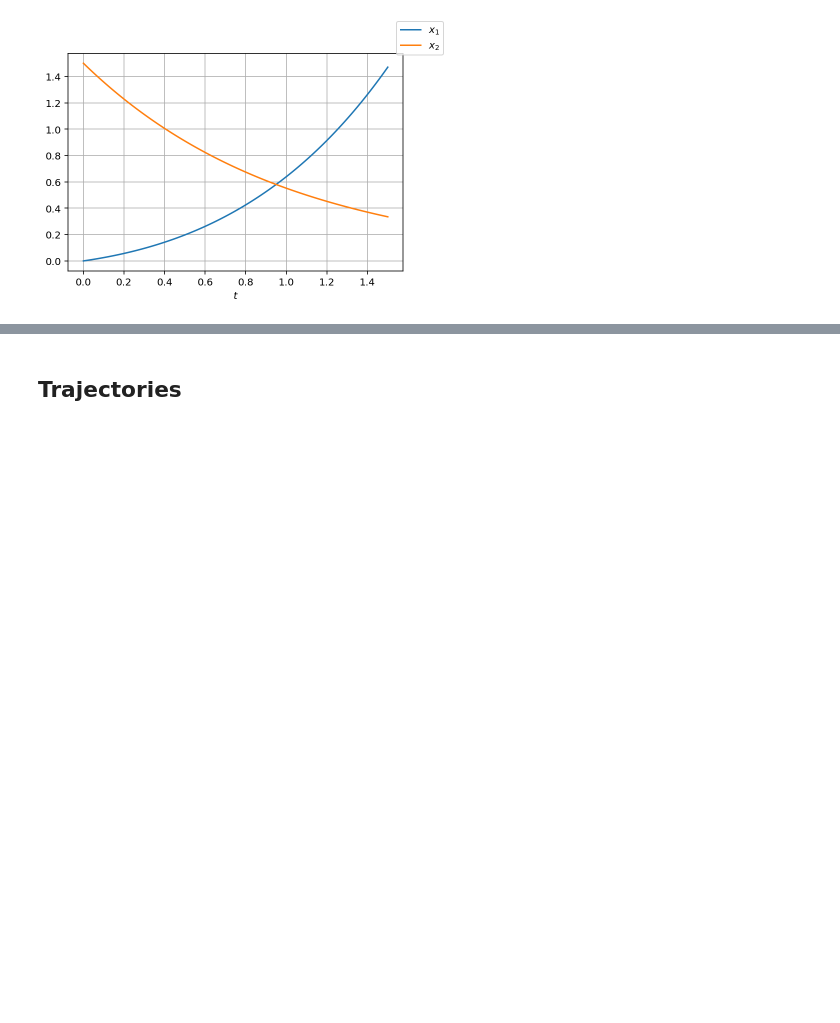
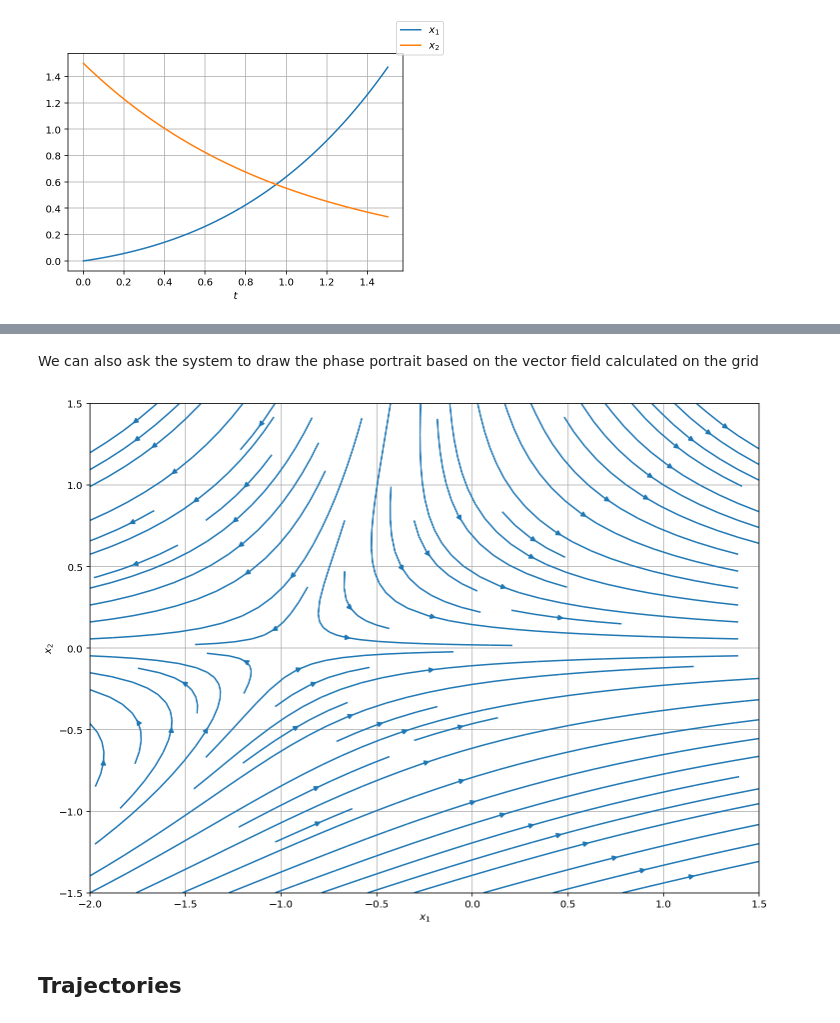
Before and after one commit to fedxa/PHYS30471, a Jupyter notebook: ODE_2D.ipynb, the cells around one changed output, grey strips where cells are left out. Saved outputs shown, nothing was run; the diff lists cells and outputs as text; code cells hidden in the pictures; blank space fills up the shorter version.

```diff
--- a/ODE_2D.ipynb
+++ b/ODE_2D.ipynb
@@ -81,3 +100,21 @@ fig2.legend()
+# %% [markdown]
+We can also ask the system to draw the phase portrait based on the vector field calculated on the grid
+# %%
+t = 0
+
+# This evil python magic is synonymous to the job in the prevoius cell
+X2, X1 = np.mgrid[-1.5:1.5:300j, -2:1.5:300j]
+U, V = f(t, [X1, X2])
+
+fig2 = plt.figure(figsize=(12,9))
+ax2 = fig2.subplots(1)
+
+ax2.streamplot(X1, X2, U, V)
+ax2.set_xlabel('$x_1$')
+ax2.set_ylabel('$x_2$')
+ax2.grid()
+# %% [output]
+[figure, added]
 # %% [markdown]
 ## Trajectories
 # %% [markdown]
```
Also changed, not shown: parts of 9 cells of this notebook, 1 other file.
